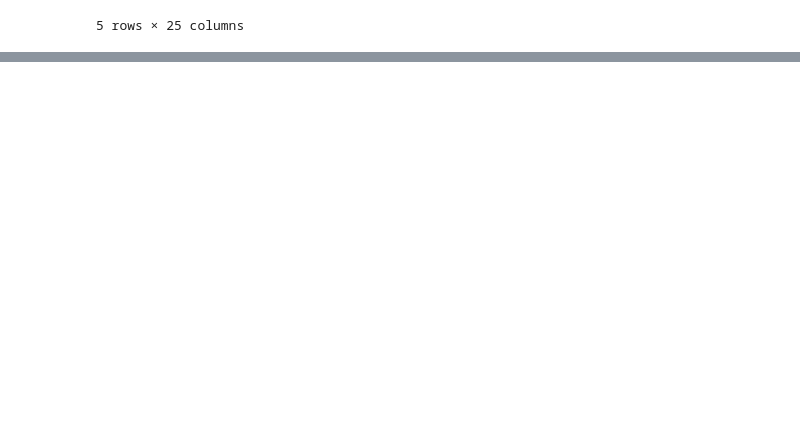
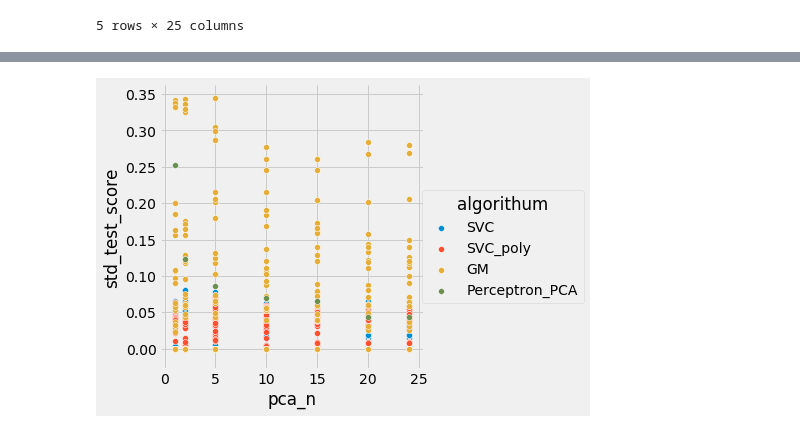
Before and after one commit to TychonautVII/heart_disease_dm, a Jupyter notebook: heart_disease/playground.ipynb, the cells around one changed output, grey strips where cells are left out. Cells and saved outputs as stored; diff of their text form; code cells hidden in the pictures; blank space fills up the shorter version.

```diff
--- a/heart_disease/playground.ipynb
+++ b/heart_disease/playground.ipynb
@@ -68,0 +126,8 @@ Index(['age', 'trestbps', 'chol', 'thalach', 'oldpeak', 'sex', 'fbs', 'exang',
+# %%
+mod_df = cp(summary_df)
+mod_df['pca_n'] = mod_df['params'].apply(lambda x: x.get('feature__n_components',np.nan))
+mod_df = mod_df[~mod_df['pca_n'].isnull()]
+sns.pairplot(x_vars=["pca_n"], y_vars=["std_test_score"], data=mod_df, hue="algorithum", size=5)
+plt.show()
+# %% [output]
+[figure, added]
```
Also changed, not shown: parts of 19 cells of this notebook, 2 other files.
